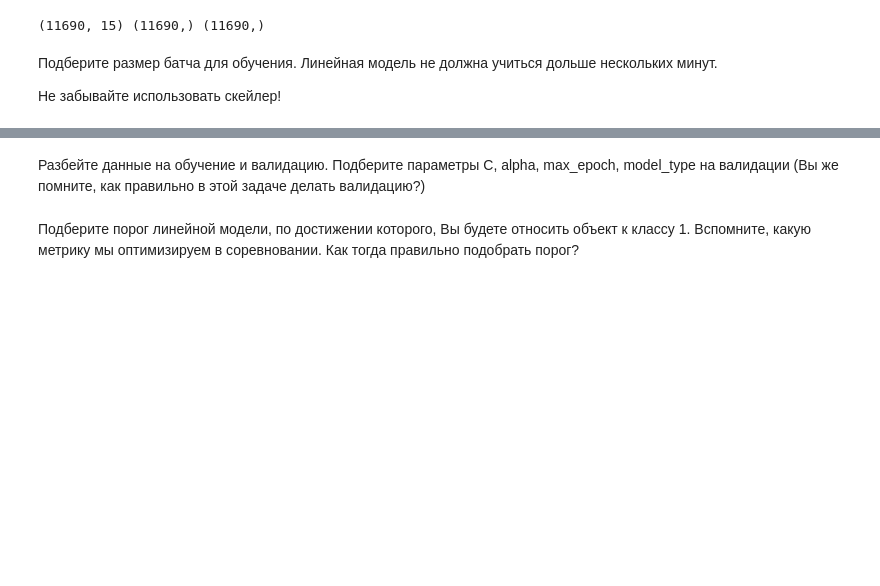
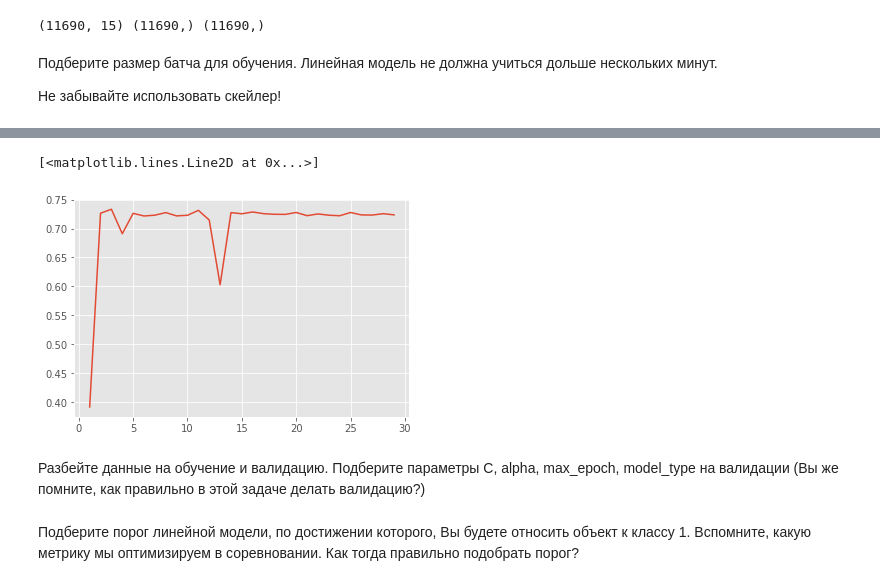
Before and after one commit to ghost171/msu_ML_autumn_2020, a Jupyter notebook: 02/selevenko_hw2.ipynb, the cells around one changed output, grey strips where cells are left out. Saved outputs shown, nothing was run; the diff lists cells and outputs as text; code cells hidden in the pictures; blank space fills up the shorter version.

```diff
--- a/02/selevenko_hw2.ipynb
+++ b/02/selevenko_hw2.ipynb
@@ -771,3 +768,27 @@ ValueError: train_size=8182 should be either positive and smaller than the numbe
+# %%
+#%%pycodestyle
+from sklearn.model_selection import train_test_split
+from sklearn.model_selection import cross_val_score
+from sklearn.metrics import f1_score
+
+scaler = StandardScaler()
+scaler.fit(X_train, y_train)
+X_train = scaler.transform(X_train)
+df_train, df_test, y_train_df, y_test_df = train_test_split(X_train, y_train,
+                                                            train_size=0.7,
+                                                            test_size=0.3)
+x_row = np.array(np.arange(1, 30))
+y_row = []
+for i in x_row:
+    clf = MySGDClassifier(batch_generator, batch_size=i, model_type="log_reg")
+    clf.fit(df_train, y_train_df)
+    y_pred = clf.predict(df_test)
+    y_row.append(f1_score(y_test_df, y_pred, average='macro'))
+y_row = np.array(y_row)
+plt.plot(x_row, y_row)
+# %% [output]
+[<matplotlib.lines.Line2D at 0x...>]
+[figure, added]
 # %% [markdown]
 Разбейте данные на обучение и валидацию. Подберите параметры C, alpha, max_epoch, model_type на валидации (Вы же помните, как правильно в этой задаче делать валидацию?)
 # %% [markdown]
```
Also changed, not shown: parts of 12 cells of this notebook.
